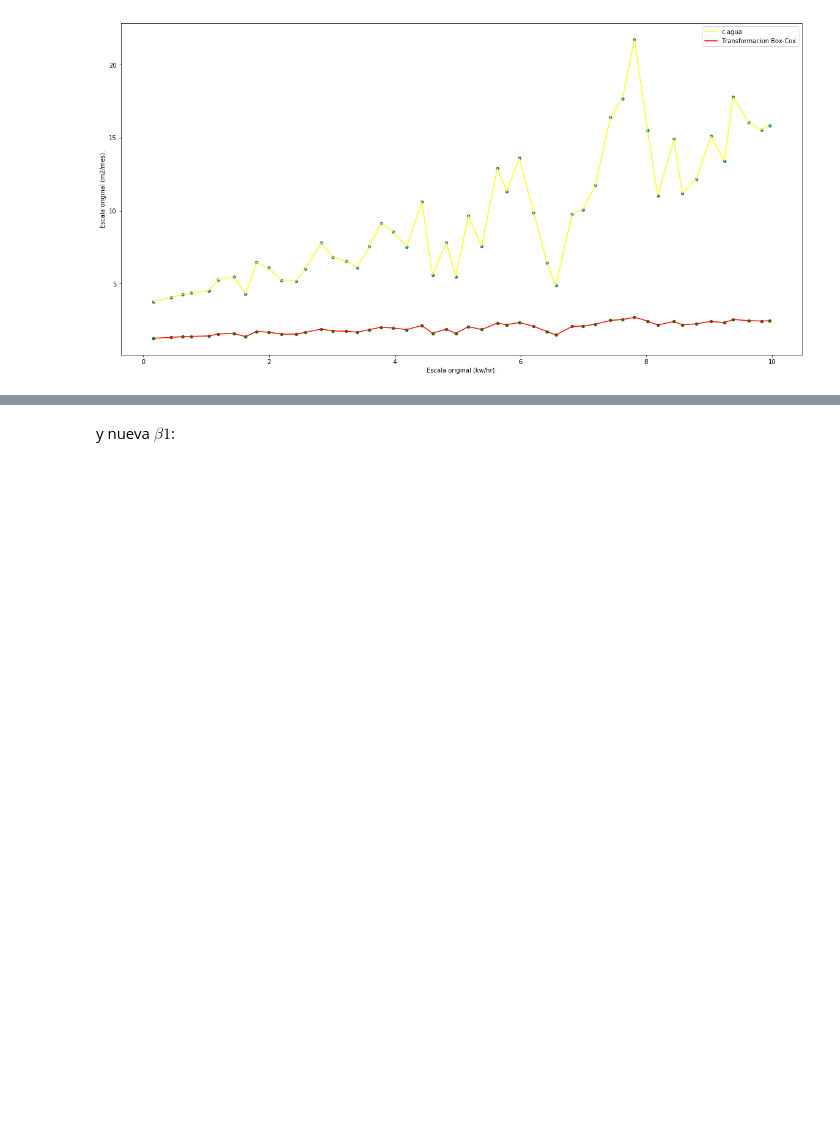
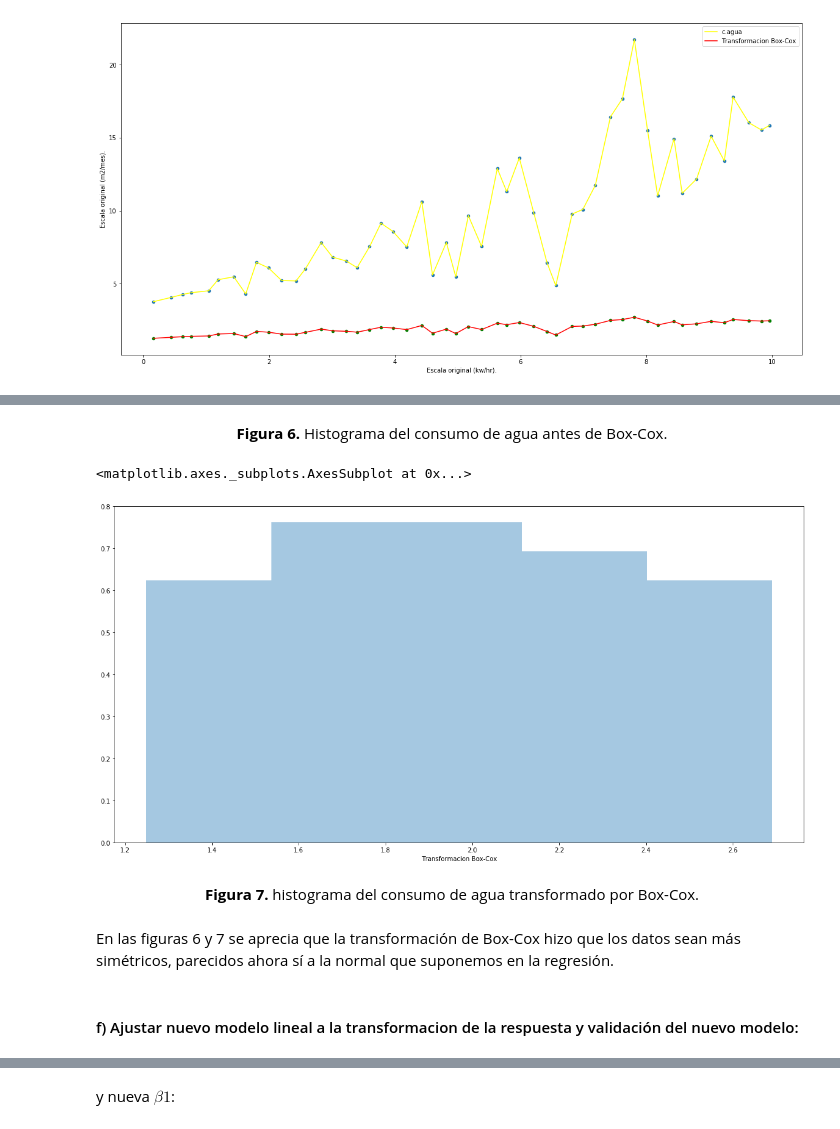
Before and after one commit to jeroaranda/aplicada2, a Jupyter notebook: control2.ipynb, the cells around one changed output, grey strips where cells are left out. Cells and saved outputs as stored; diff of their text form; code cells hidden in the pictures; blank space fills up the shorter version.

```diff
--- a/control2.ipynb
+++ b/control2.ipynb
@@ -228,3 +238,16 @@ Claramente si ajustamos un nuevo modelo lineal este tendrá una mucho menor $\be
+# %% [markdown]
+<center><b>Figura 6.</b> Histograma del consumo de agua antes de Box-Cox.</center>
+# %%
+sns.distplot(datos['Transformacion Box-Cox'], kde=False, norm_hist=True)
+# %% [output]
+<matplotlib.axes._subplots.AxesSubplot at 0x...>
+[figure, added]
+# %% [markdown]
+<center><b>Figura 7.</b> histograma del consumo de agua transformado por Box-Cox.</center>
+# %% [markdown]
+En las figuras 6 y 7 se aprecia que la transformación de Box-Cox hizo que los datos sean más simétricos, parecidos ahora sí a la normal que suponemos en la regresión.
+# %% [markdown]
+#### f) Ajustar nuevo modelo lineal a la transformacion de la respuesta y validación del nuevo modelo:
 # %%
 lm = linear_model.LinearRegression()
 model = lm.fit(X,y_transformada)
```
Also changed, not shown: parts of 51 cells of this notebook, 1 other file.
